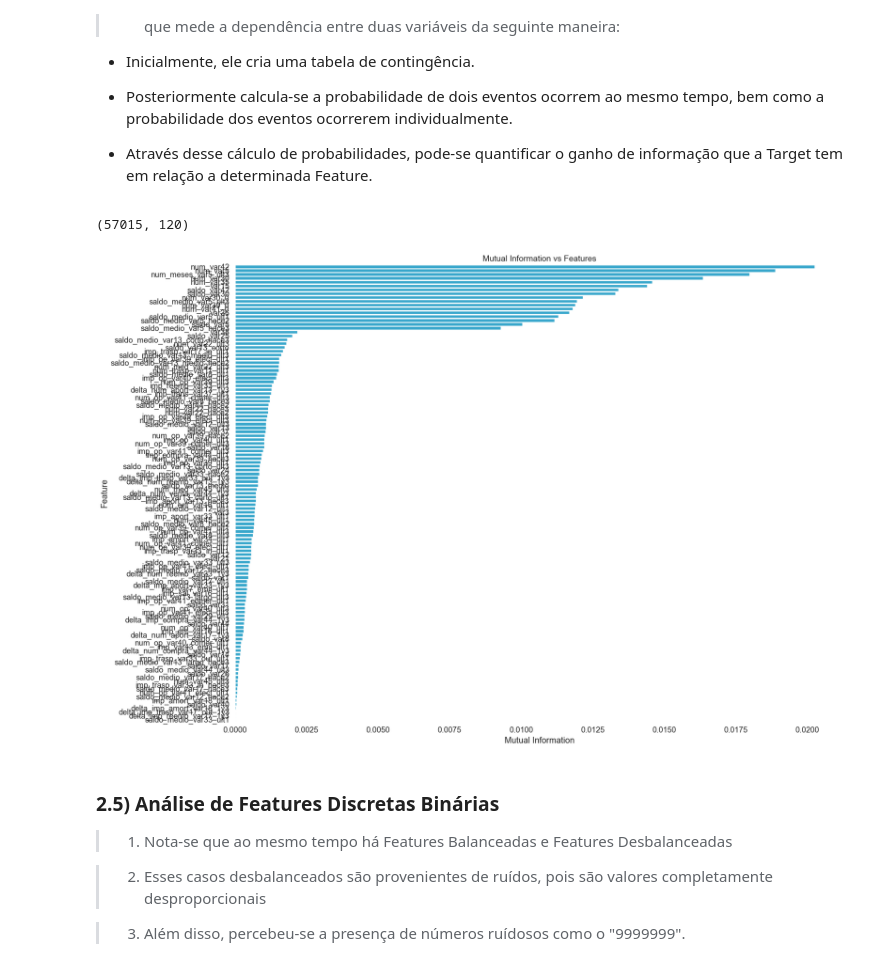
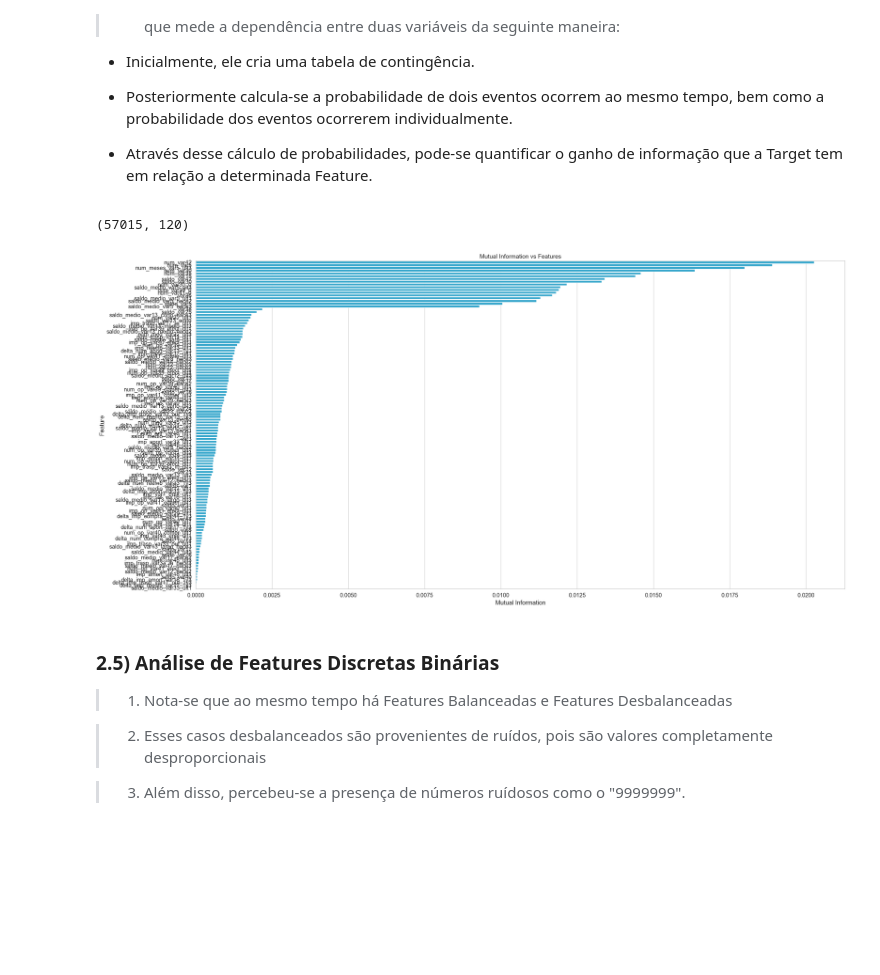
Before and after one commit to leonardovargas10/Modelo_Previsao_Satisfacao, a Jupyter notebook: Modelo_Previsao_Satisfacao.ipynb, the cells around one changed output. Saved outputs shown, nothing was run; the diff lists cells and outputs as text; code cells hidden in the pictures; blank space fills up the shorter version.

```diff
--- a/Modelo_Previsao_Satisfacao.ipynb
+++ b/Modelo_Previsao_Satisfacao.ipynb
@@ -1029,22 +1029,20 @@ Quantidade de Features Contínuas com Outliers: 75
 # %%
 analytics_selected = analytics[remove_features_baixa_variancia('TARGET', analytics, 1)]
 mutual_information = remove_features_mutual_information('TARGET', analytics_selected, 0)[0]
 analytics_selected = analytics_selected[remove_features_mutual_information('TARGET', analytics_selected, 0)[1]]
 print(analytics_selected.shape)
-plt.figure(figsize= (18, 12))
+plt.figure(figsize= (25, 12))
 sns.barplot(data=mutual_information, x="Mutual Information", y="Feature", color = '#1FB3E5')
 plt.title(f'Mutual Information vs Features', fontsize = 14)
-plt.grid(False)
-plt.box(False)
 plt.tight_layout()
 plt.show()
 
 qualitativas_numericas = [column for column in analytics_selected.columns if analytics_selected[column].nunique() <= 5]
 discretas = [column for column in analytics_selected.columns if (analytics_selected[column].nunique() > 5) and (analytics_selected[column].nunique() <= 50)]
 continuas = [column for column in analytics_selected.columns if analytics_selected[column].nunique() > 50]
 # %% [output]
 (57015, 120)
-[figure, old version]
+[figure, new version]
 # %% [markdown]
 ### 2.5) Análise de Features Discretas Binárias
 
```
Also changed, not shown: parts of 2 cells of this notebook.
